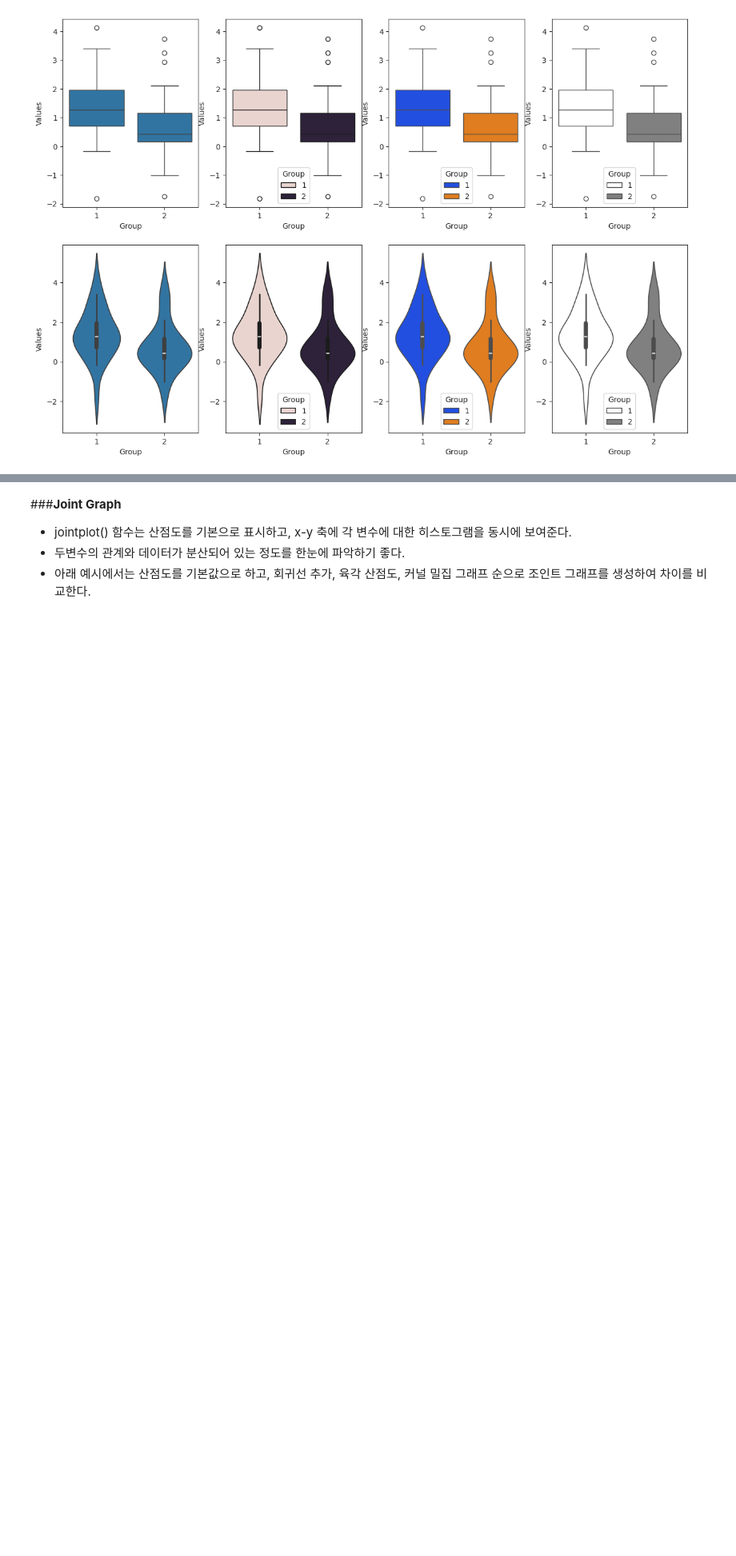
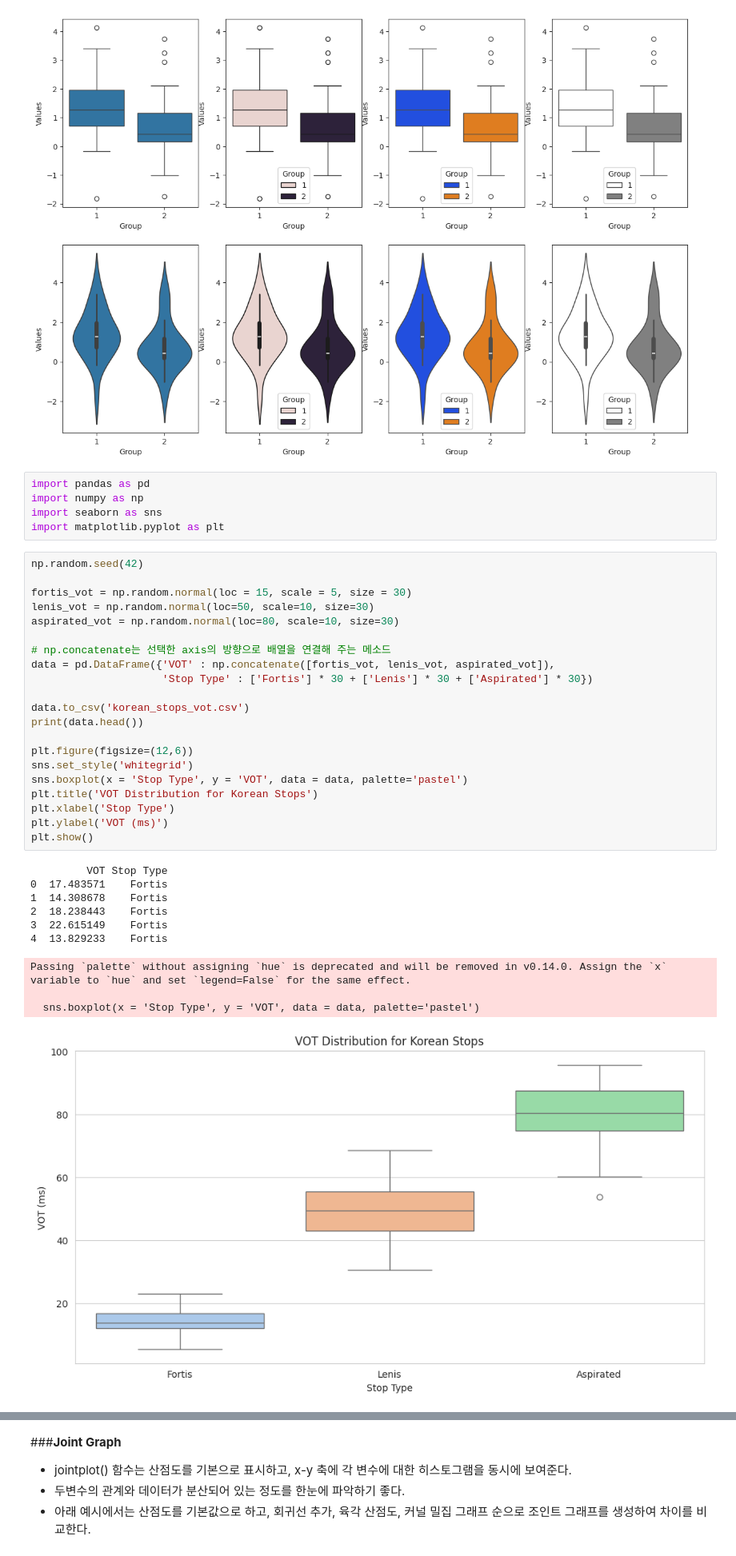
Before and after one commit to SEOWOOJI/Pandas_Stats_Data_Analysis_2025, a Jupyter notebook: 8_basicstats_graphs.ipynb, the cells around one changed output, grey strips where cells are left out. Shown at 80% size. Cells and saved outputs as stored; diff of their text form; blank space fills up the shorter version.

```diff
--- a/8_basicstats_graphs.ipynb
+++ b/8_basicstats_graphs.ipynb
@@ -476,6 +641,43 @@ sns.violinplot(x = 'Group', y = 'Values', hue = 'Group', data=df, ax = ax8, pale
 plt.show()
 # %% [output]
 [figure]
+# %%
+import pandas as pd
+import numpy as np
+import seaborn as sns
+import matplotlib.pyplot as plt
+# %%
+np.random.seed(42)
+
+fortis_vot = np.random.normal(loc = 15, scale = 5, size = 30)
+lenis_vot = np.random.normal(loc=50, scale=10, size=30)
+aspirated_vot = np.random.normal(loc=80, scale=10, size=30)
+
+# np.concatenate는 선택한 axis의 방향으로 배열을 연결해 주는 메소드
+data = pd.DataFrame({'VOT' : np.concatenate([fortis_vot, lenis_vot, aspirated_vot]),
+                     'Stop Type' : ['Fortis'] * 30 + ['Lenis'] * 30 + ['Aspirated'] * 30})
+
+data.to_csv('korean_stops_vot.csv')
+print(data.head())
+
+plt.figure(figsize=(12,6))
+sns.set_style('whitegrid')
+sns.boxplot(x = 'Stop Type', y = 'VOT', data = data, palette='pastel')
+plt.title('VOT Distribution for Korean Stops')
+plt.xlabel('Stop Type')
+plt.ylabel('VOT (ms)')
+plt.show()
+# %% [output]
+         VOT Stop Type
+0  17.483571    Fortis
+1  14.308678    Fortis
+2  18.238443    Fortis
+3  22.615149    Fortis
+4  13.829233    Fortis
+Passing `palette` without assigning `hue` is deprecated and will be removed in v0.14.0. Assign the `x` variable to `hue` and set `legend=False` for the same effect.
+
+  sns.boxplot(x = 'Stop Type', y = 'VOT', data = data, palette='pastel')
+[figure, added]
 # %%
 import numpy as np
 import pandas as pd
```
Also changed, not shown: parts of 21 cells of this notebook.
